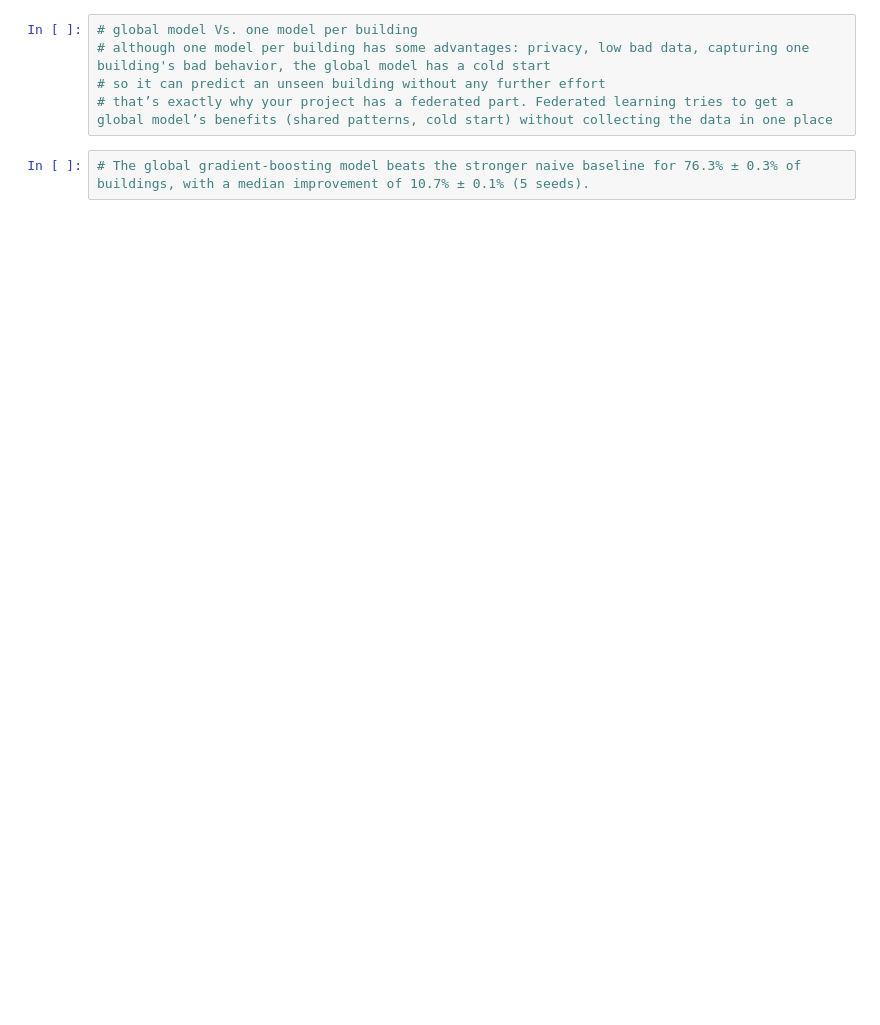
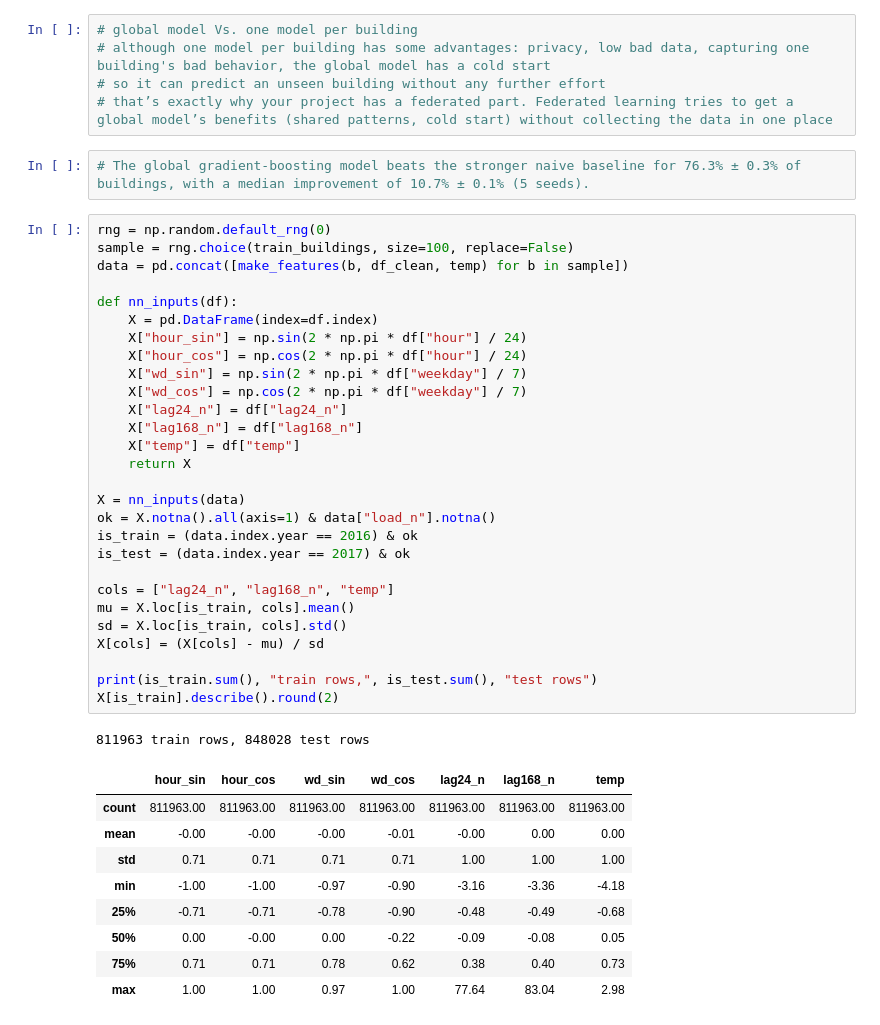
Before and after one commit to sevilkhojasteh/building-energy-trust, a Jupyter notebook: notebooks/02_first_model.ipynb, the cells around one changed output. Cells and saved outputs as stored; diff of their text form; blank space fills up the shorter version.

```diff
--- a/notebooks/02_first_model.ipynb
+++ b/notebooks/02_first_model.ipynb
@@ -342,3 +319,42 @@ print(src.__file__)
 # that’s exactly why your project has a federated part. Federated learning tries to get a global model’s benefits (shared patterns, cold start) without collecting the data in one place
 # %%
 # The global gradient-boosting model beats the stronger naive baseline for 76.3% ± 0.3% of buildings, with a median improvement of 10.7% ± 0.1% (5 seeds).
+# %%
+rng = np.random.default_rng(0)
+sample = rng.choice(train_buildings, size=100, replace=False)
+data = pd.concat([make_features(b, df_clean, temp) for b in sample])
+
+def nn_inputs(df):
+    X = pd.DataFrame(index=df.index)
+    X["hour_sin"] = np.sin(2 * np.pi * df["hour"] / 24)
+    X["hour_cos"] = np.cos(2 * np.pi * df["hour"] / 24)
+    X["wd_sin"] = np.sin(2 * np.pi * df["weekday"] / 7)
+    X["wd_cos"] = np.cos(2 * np.pi * df["weekday"] / 7)
+    X["lag24_n"] = df["lag24_n"]
+    X["lag168_n"] = df["lag168_n"]
+    X["temp"] = df["temp"]
+    return X
+
+X = nn_inputs(data)
+ok = X.notna().all(axis=1) & data["load_n"].notna()
+is_train = (data.index.year == 2016) & ok
+is_test = (data.index.year == 2017) & ok
+
+cols = ["lag24_n", "lag168_n", "temp"]
+mu = X.loc[is_train, cols].mean()
+sd = X.loc[is_train, cols].std()
+X[cols] = (X[cols] - mu) / sd
+
+print(is_train.sum(), "train rows,", is_test.sum(), "test rows")
+X[is_train].describe().round(2)
+# %% [output]
+811963 train rows, 848028 test rows
+|  | hour_sin | hour_cos | wd_sin | wd_cos | lag24_n | lag168_n | temp |
+| count | 811963.00 | 811963.00 | 811963.00 | 811963.00 | 811963.00 | 811963.00 | 811963.00 |
+| mean | -0.00 | -0.00 | -0.00 | -0.01 | -0.00 | 0.00 | 0.00 |
+| std | 0.71 | 0.71 | 0.71 | 0.71 | 1.00 | 1.00 | 1.00 |
+| min | -1.00 | -1.00 | -0.97 | -0.90 | -3.16 | -3.36 | -4.18 |
+| 25% | -0.71 | -0.71 | -0.78 | -0.90 | -0.48 | -0.49 | -0.68 |
+| 50% | 0.00 | -0.00 | 0.00 | -0.22 | -0.09 | -0.08 | 0.05 |
+| 75% | 0.71 | 0.71 | 0.78 | 0.62 | 0.38 | 0.40 | 0.73 |
+| max | 1.00 | 1.00 | 0.97 | 1.00 | 77.64 | 83.04 | 2.98 |
```
Also changed, not shown: parts of 7 cells of this notebook, 2 other files.
